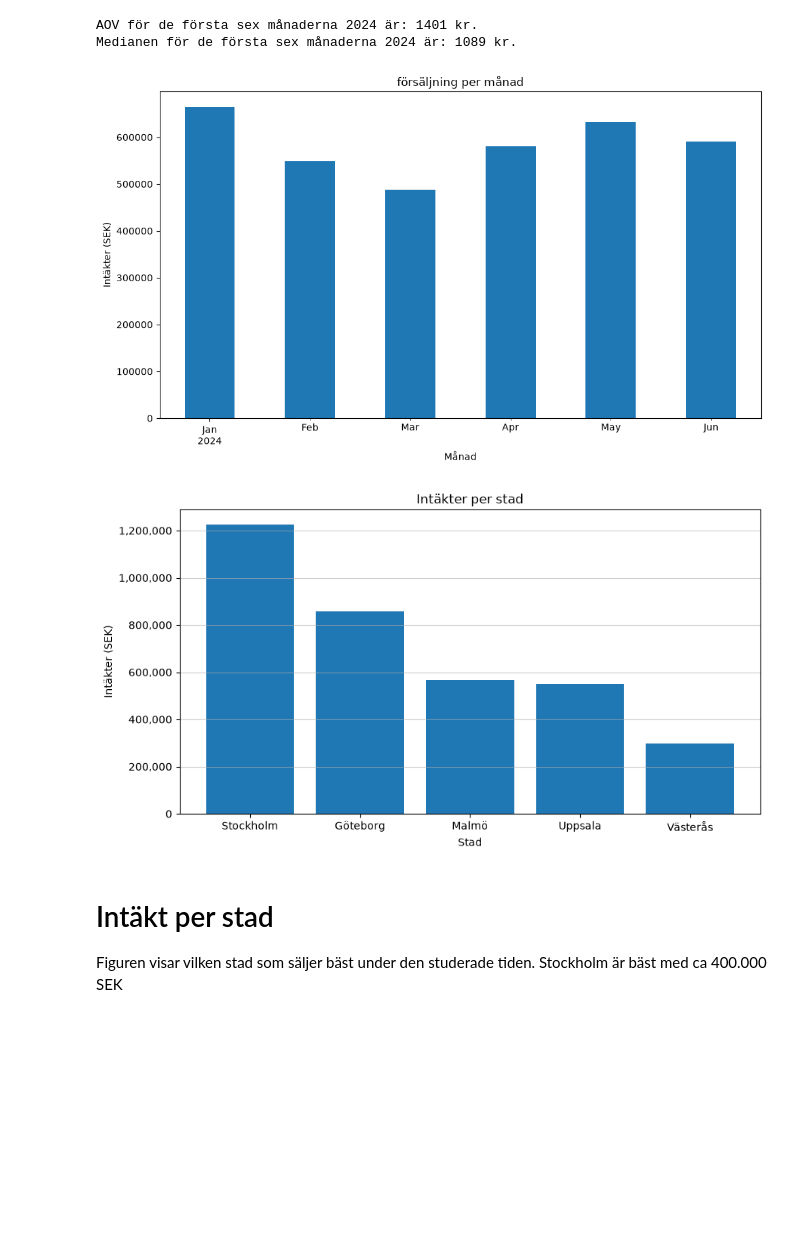
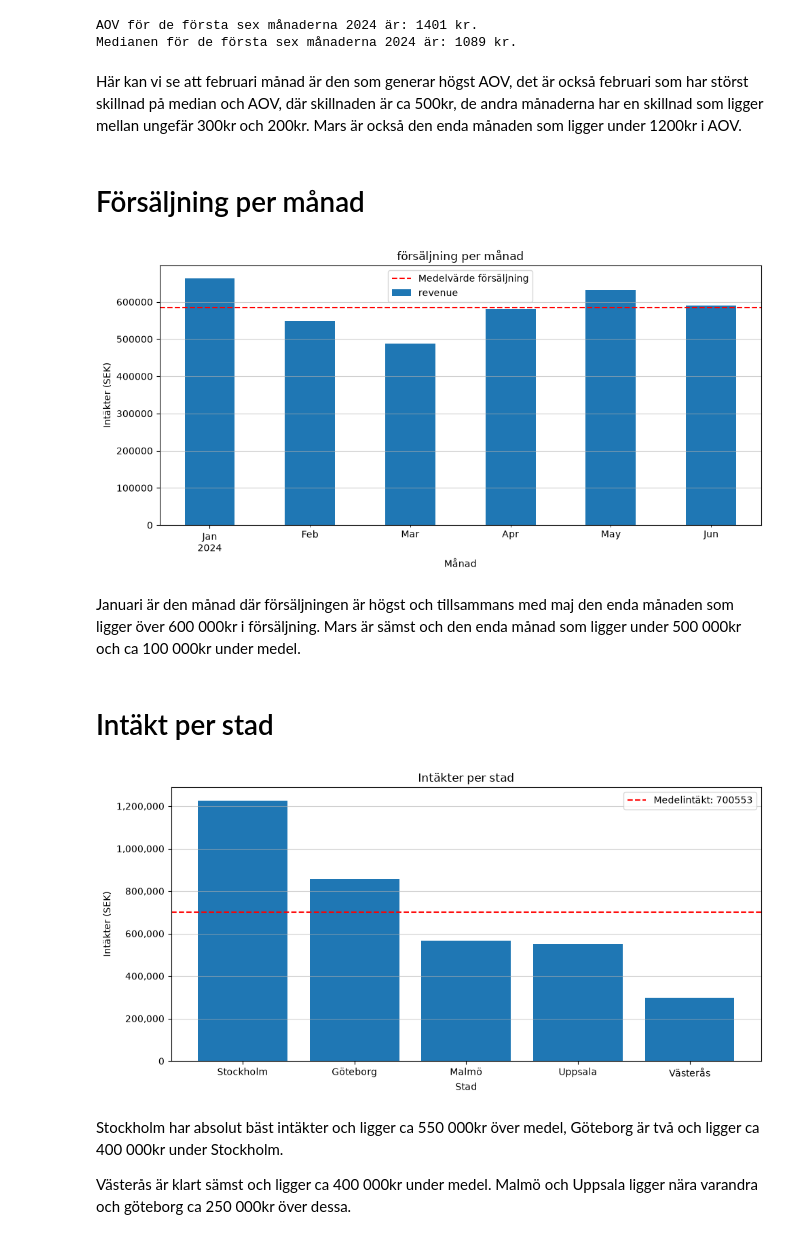
Before and after one commit to Ivartingbrant/Grupparbete-Python, a Jupyter notebook: notebooks/report.ipynb, the cells around one changed output. Saved outputs shown, nothing was run; the diff lists cells and outputs as text; code cells hidden in the pictures; blank space fills up the shorter version.

```diff
--- a/notebooks/report.ipynb
+++ b/notebooks/report.ipynb
@@ -70,19 +67,27 @@ print(f"Medianen för de första sex månaderna 2024 är: {M.calc_median(data):.
 [figure]
 AOV för de första sex månaderna 2024 är: 1401 kr.
 Medianen för de första sex månaderna 2024 är: 1089 kr.
+# %% [markdown]
+Här kan vi se att februari månad är den som generar högst AOV, det är också februari som har störst skillnad på median och AOV, där skillnaden är ca 500kr, de andra månaderna har en skillnad som ligger mellan ungefär 300kr och 200kr. Mars är också den enda månaden som ligger under 1200kr i AOV.
+# %% [markdown]
+# Försäljning per månad
 # %%
-fig, ax = plot_monthly_revenue(data)
+v.plot_monthly_revenue(data)
 plt.show()
 # %% [output]
-[figure, old version]
+[figure, new version]
+# %% [markdown]
+Januari är den månad där försäljningen är högst och tillsammans med maj den enda månaden som ligger över 600 000kr i försäljning. Mars är sämst och den enda månad som ligger under 500 000kr och ca 100 000kr under medel.
+# %% [markdown]
+# Intäkt per stad
 # %%
 city_revenue = analysis.revenue_by_city()
-fig, ax = plot_revenue_by_city(city_revenue)
+v.plot_revenue_by_city(city_revenue)
 plt.show()
 # %% [output]
-[figure, old version]
+[figure, new version]
-# %% [markdown]
-# Intäkt per stad
-
-Figuren visar vilken stad som säljer bäst under den studerade tiden. Stockholm är bäst med ca 400.000 SEK
+# %% [markdown]
+Stockholm har absolut bäst intäkter och ligger ca 550 000kr över medel, Göteborg är två och ligger ca 400 000kr under Stockholm.
+
+Västerås är klart sämst och ligger ca 400 000kr under medel. Malmö och Uppsala ligger nära varandra och göteborg ca 250 000kr över dessa.
 # %% [markdown]
```
Also changed, not shown: parts of 10 cells of this notebook, 1 other file.
